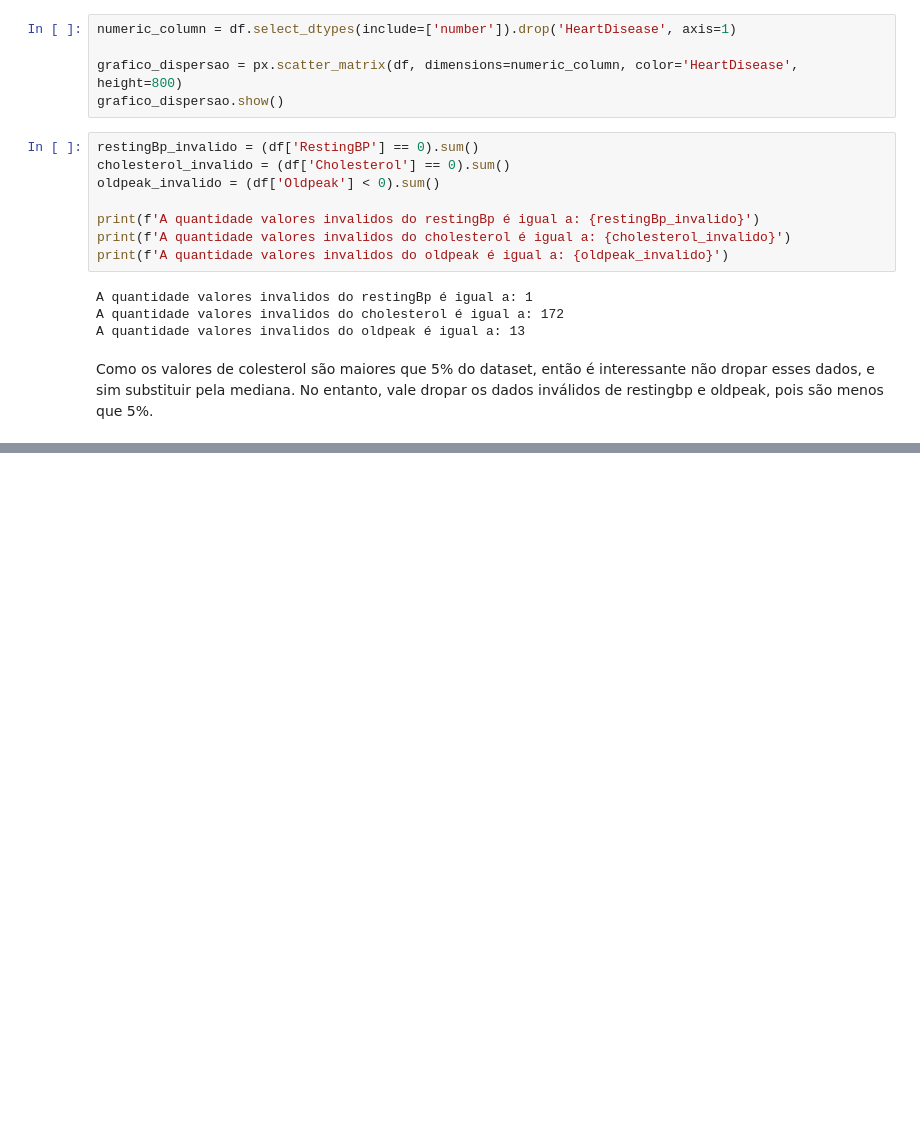
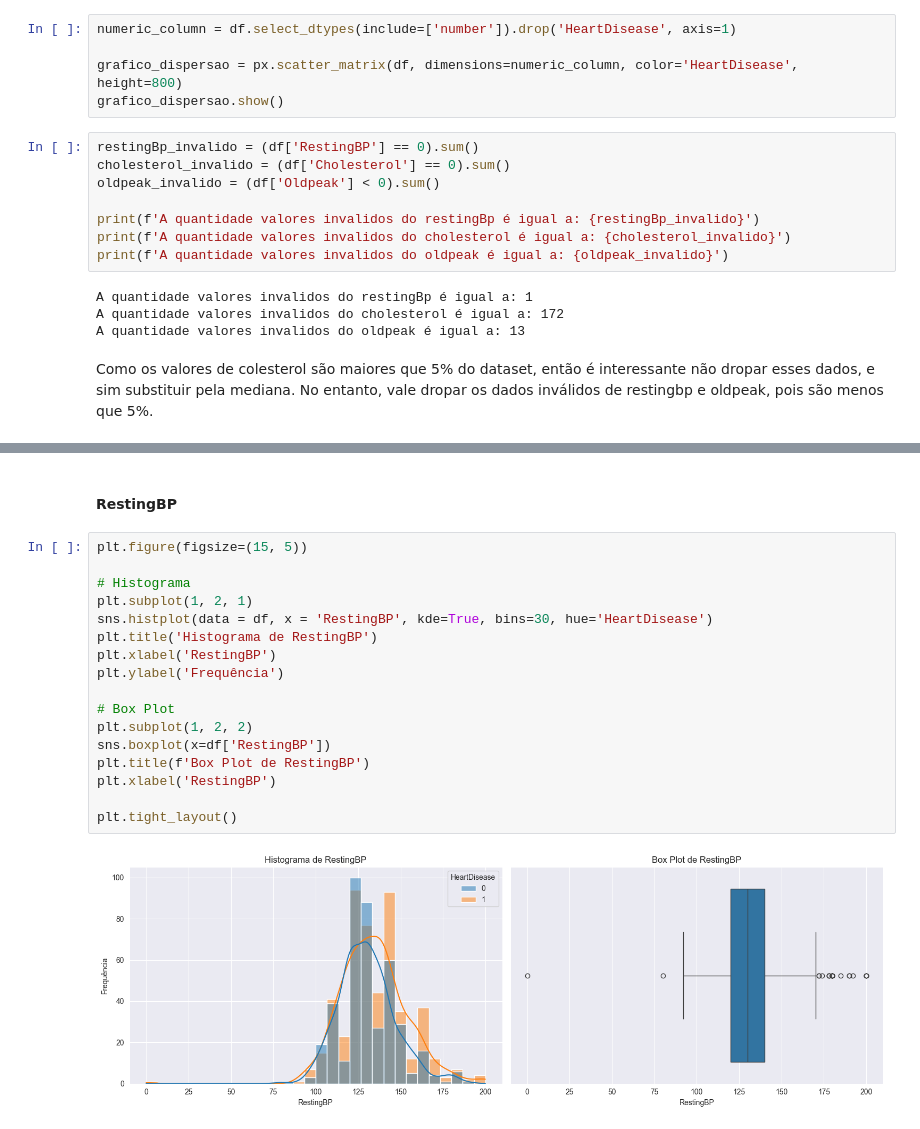
Before and after one commit to hugoobotelho/Heart-Failure-Prediction, a Jupyter notebook: Heart_Failure_Prediction.ipynb, the cells around one changed output, grey strips where cells are left out. Saved outputs shown, nothing was run; the diff lists cells and outputs as text; blank space fills up the shorter version.

```diff
--- a/Heart_Failure_Prediction.ipynb
+++ b/Heart_Failure_Prediction.ipynb
@@ -190,0 +214,21 @@ Como os valores de colesterol são maiores que 5% do dataset, então é interess
+# %% [markdown]
+#### RestingBP
+# %%
+plt.figure(figsize=(15, 5))
+
+# Histograma
+plt.subplot(1, 2, 1)
+sns.histplot(data = df, x = 'RestingBP', kde=True, bins=30, hue='HeartDisease')
+plt.title('Histograma de RestingBP')
+plt.xlabel('RestingBP')
+plt.ylabel('Frequência')
+
+# Box Plot
+plt.subplot(1, 2, 2)
+sns.boxplot(x=df['RestingBP'])
+plt.title(f'Box Plot de RestingBP')
+plt.xlabel('RestingBP')
+
+plt.tight_layout()
+# %% [output]
+[figure, added]
```
Also changed, not shown: parts of 13 cells of this notebook.
